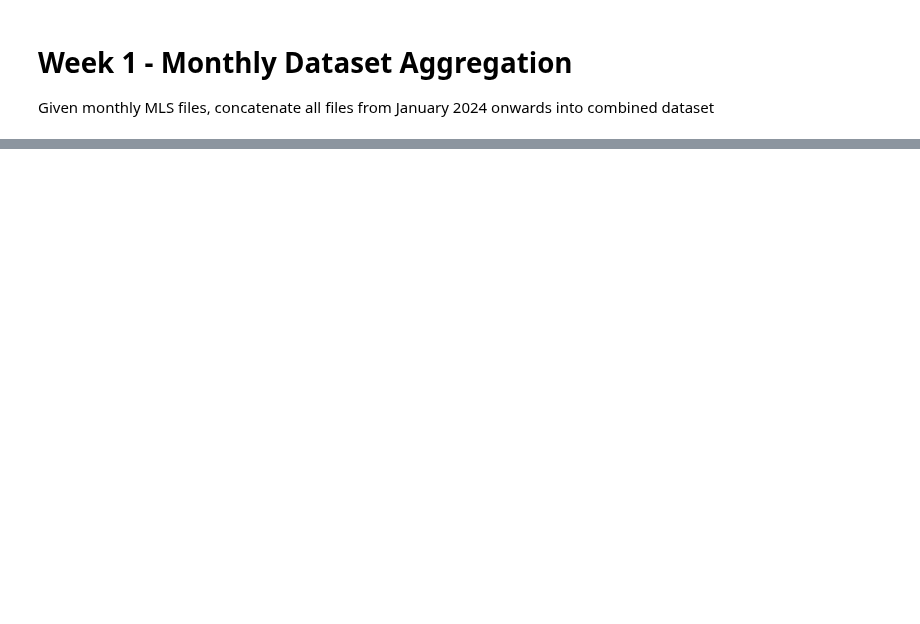
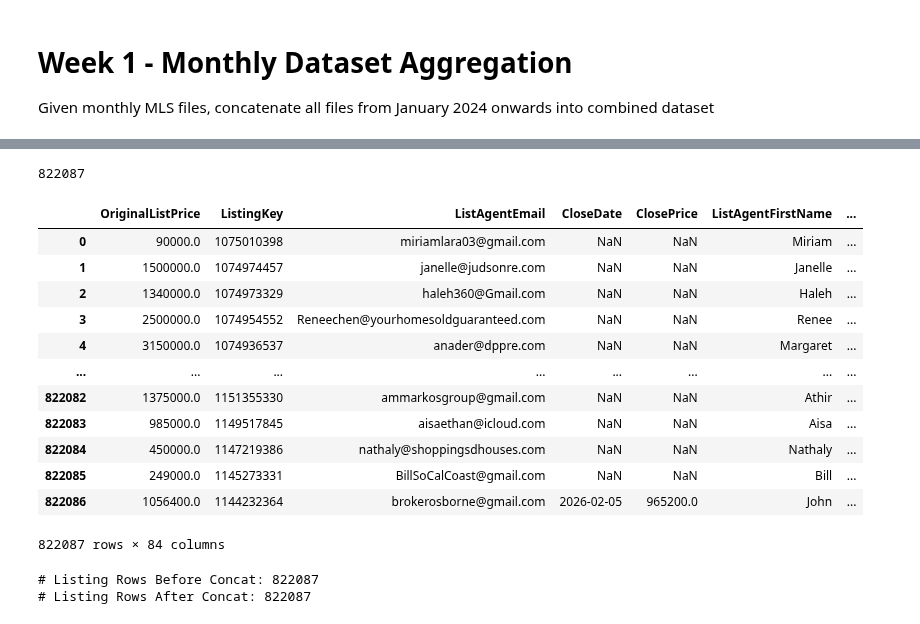
Before and after one commit to melxng/IDX-Exchange-Data-Analyst, a Jupyter notebook: notebooks/w1.ipynb, the cells around one changed output, grey strips where cells are left out. Saved outputs shown, nothing was run; the diff lists cells and outputs as text; code cells hidden in the pictures; blank space fills up the shorter version.

```diff
--- a/notebooks/w1.ipynb
+++ b/notebooks/w1.ipynb
@@ -121,0 +96,30 @@ CRMLSListing202604.csv -> 39020 ROW and 82 COL
+# %%
+# get the total number of rows in all the listing files
+listings_rows_before = sum(len(df) for df in listing_df)
+print(listings_rows_before)
+# %% [output]
+822087
+# %%
+# concatenate all the listing dataframes into one dataframe
+listings = pd.concat(listing_df, ignore_index=True)
+listings
+# %% [output]
+|  | OriginalListPrice | ListingKey | ListAgentEmail | CloseDate | ClosePrice | ListAgentFirstName | ... |
+| 0 | 90000.0 | 1075010398 | miriamlara03@gmail.com | NaN | NaN | Miriam | ... |
+| 1 | 1500000.0 | 1074974457 | janelle@judsonre.com | NaN | NaN | Janelle | ... |
+| 2 | 1340000.0 | 1074973329 | haleh360@Gmail.com | NaN | NaN | Haleh | ... |
+| 3 | 2500000.0 | 1074954552 | Reneechen@yourhomesoldguaranteed.com | NaN | NaN | Renee | ... |
+| 4 | 3150000.0 | 1074936537 | anader@dppre.com | NaN | NaN | Margaret | ... |
+| ... | ... | ... | ... | ... | ... | ... | ... |
+| 822082 | 1375000.0 | 1151355330 | ammarkosgroup@gmail.com | NaN | NaN | Athir | ... |
+| 822083 | 985000.0 | 1149517845 | aisaethan@icloud.com | NaN | NaN | Aisa | ... |
+| 822084 | 450000.0 | 1147219386 | nathaly@shoppingsdhouses.com | NaN | NaN | Nathaly | ... |
+| 822085 | 249000.0 | 1145273331 | BillSoCalCoast@gmail.com | NaN | NaN | Bill | ... |
+| 822086 | 1056400.0 | 1144232364 | brokerosborne@gmail.com | 2026-02-05 | 965200.0 | John | ... |
+822087 rows × 84 columns
+# %%
+print("# Listing Rows Before Concat:", listings_rows_before)
+print("# Listing Rows After Concat:", len(listings))
+# %% [output]
+# Listing Rows Before Concat: 822087
+# Listing Rows After Concat: 822087
```
Also changed, not shown: parts of 21 cells of this notebook, 1 other file.
